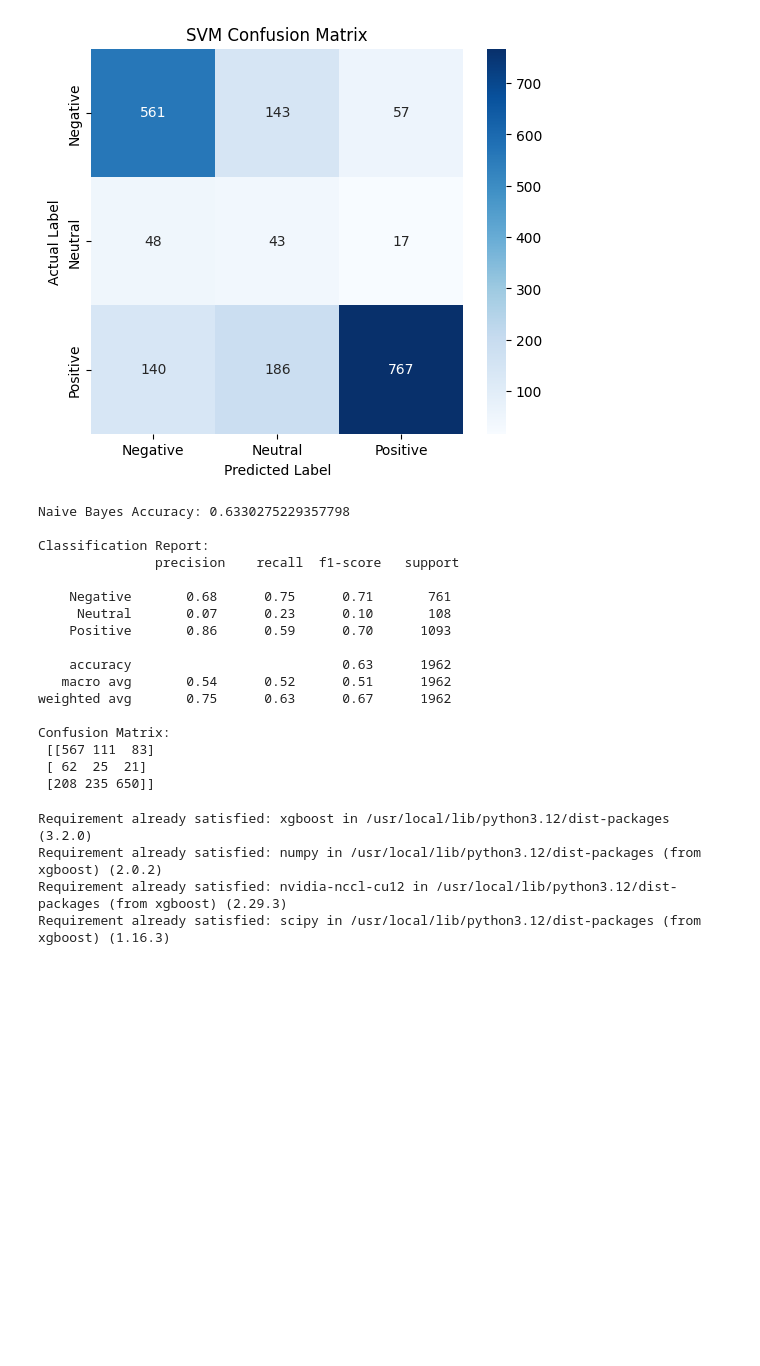
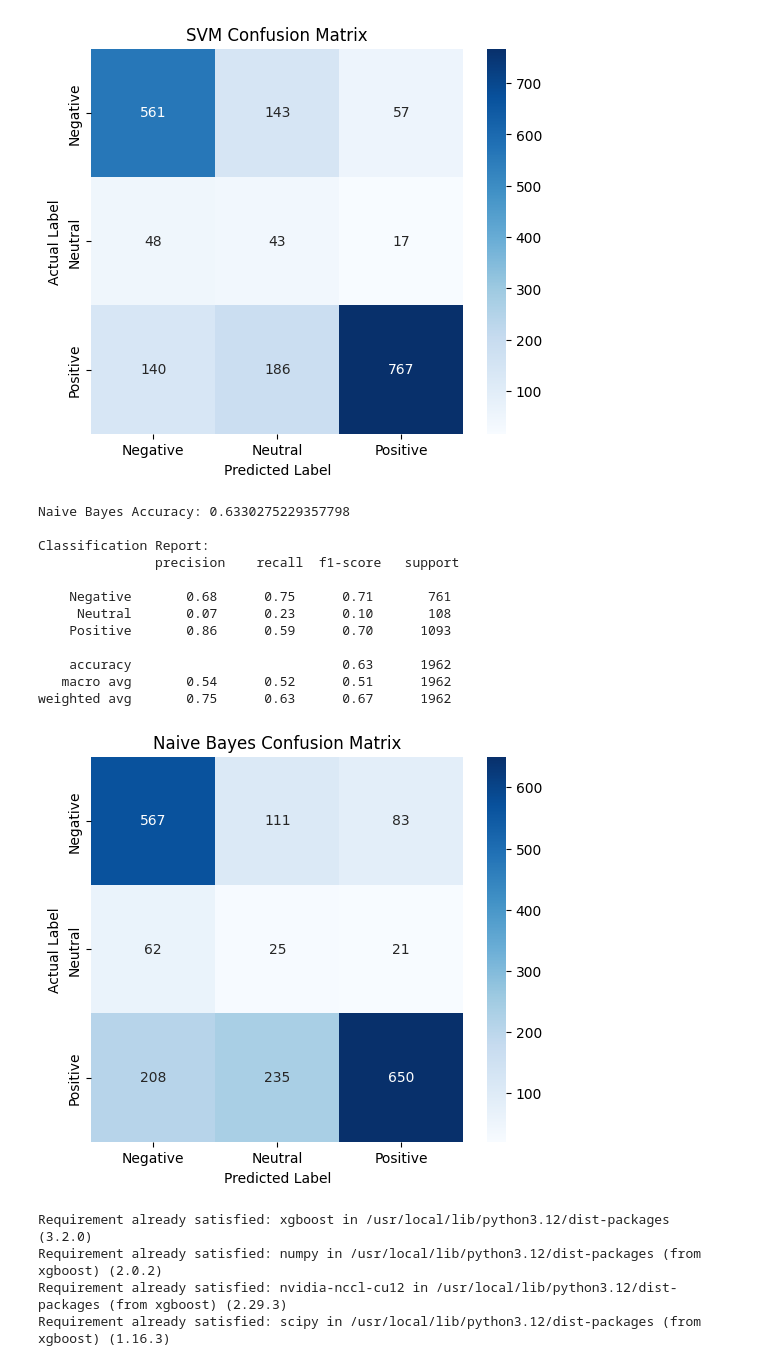
Before and after one commit to latifahaljurayyan/insightApp, a Jupyter notebook: GP2__2.ipynb, the cells around one changed output. Cells and saved outputs as stored; diff of their text form; code cells hidden in the pictures; blank space fills up the shorter version.

```diff
--- a/GP2__2.ipynb
+++ b/GP2__2.ipynb
@@ -450,36 +452,47 @@ plt.show()
 # %%
 from sklearn.naive_bayes import GaussianNB
 
 
 nb_model = GaussianNB()
 
 
 nb_model.fit(X_train_resampled, y_train_resampled)
 
 
 y_pred_nb = nb_model.predict(X_test)
 
 print("Naive Bayes Accuracy:", accuracy_score(y_test, y_pred_nb))
 print("\nClassification Report:\n", classification_report(y_test, y_pred_nb))
-print("Confusion Matrix:\n", confusion_matrix(y_test, y_pred_nb))
+# Confusion Matrix Graph
+
+cm_nb = confusion_matrix(y_test, y_pred_nb)
+
+plt.figure(figsize=(6,5))
+sns.heatmap(cm_nb,
+            annot=True,
+            fmt='d',
+            cmap='Blues',
+            xticklabels=nb_model.classes_,
+            yticklabels=nb_model.classes_)
+
+plt.xlabel("Predicted Label")
+plt.ylabel("Actual Label")
+plt.title("Naive Bayes Confusion Matrix")
+plt.show()
 # %% [output]
 Naive Bayes Accuracy: 0.6330275229357798
 
 Classification Report:
                precision    recall  f1-score   support
 
     Negative       0.68      0.75      0.71       761
      Neutral       0.07      0.23      0.10       108
     Positive       0.86      0.59      0.70      1093
 
     accuracy                           0.63      1962
    macro avg       0.54      0.52      0.51      1962
 weighted avg       0.75      0.63      0.67      1962
-
-Confusion Matrix:
- [[567 111  83]
- [ 62  25  21]
- [208 235 650]]
+[figure, added]
 # %%
 !pip install xgboost
 
```
Also changed, not shown: parts of 3 cells of this notebook.
